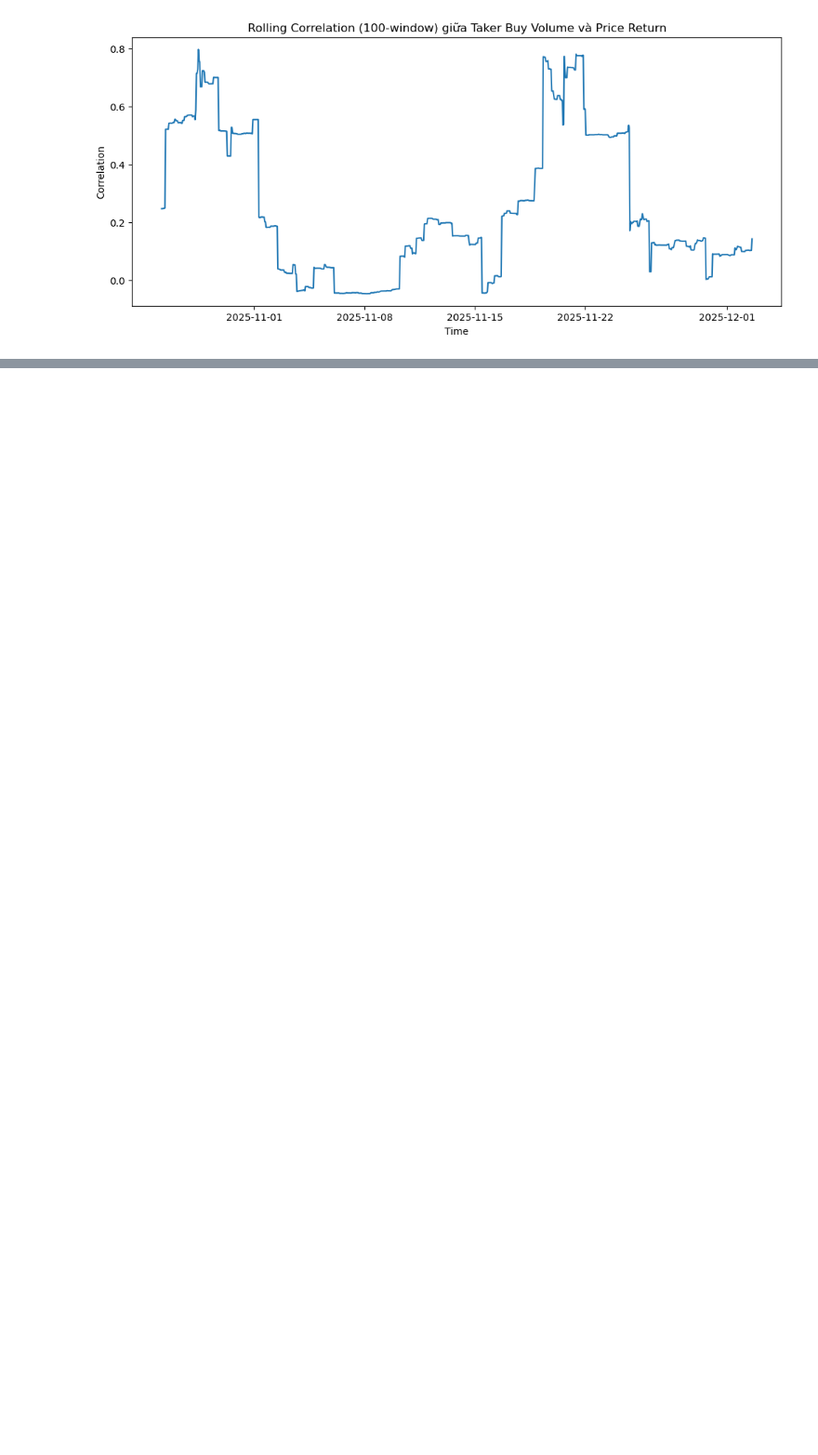
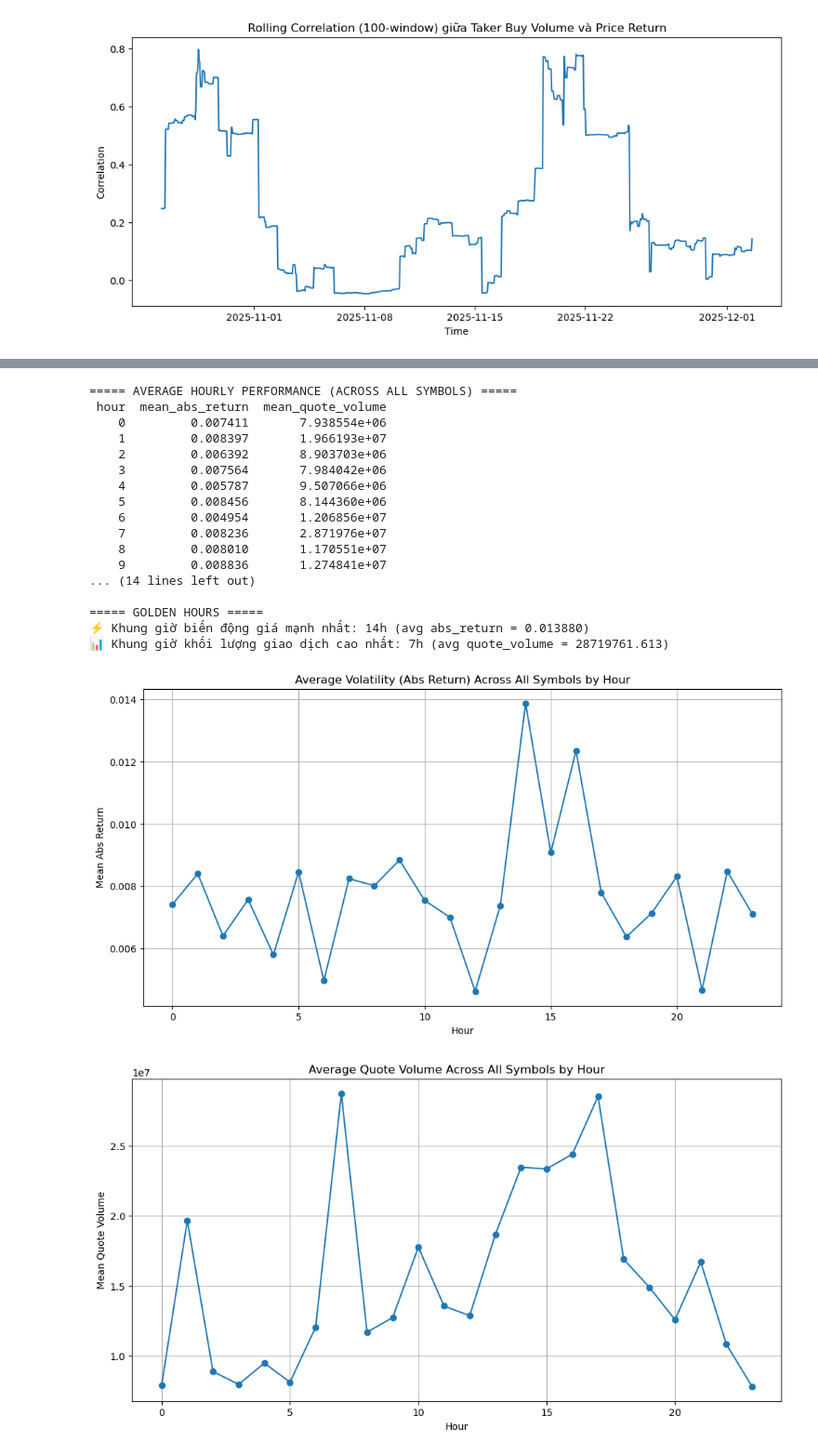
Before and after one commit to kimngoc280105/Binance, a Jupyter notebook: notebooks/q.ipynb, the cells around one changed output, grey strips where cells are left out. Shown at 93% size. Drawn from its saved outputs; the diff is of its cells as text; code cells hidden in the pictures; blank space fills up the shorter version.

```diff
--- a/notebooks/q.ipynb
+++ b/notebooks/q.ipynb
@@ -110,0 +114,72 @@ Correlation giữa Taker Buy Quote Volume và Price Return: 0.027022229435016313
+# %%
+
+# Normalize timestamp
+df["timestamp"] = pd.to_datetime(df["timestamp"])
+df["hour"] = df["timestamp"].dt.hour
+
+# Calculate return per candle
+df["return"] = (df["close"] - df["open"]) / df["open"]
+df["abs_return"] = df["return"].abs()
+
+# Step 1: Compute hourly stats per symbol
+symbol_hour = df.groupby(["symbol", "hour"]).agg(
+    avg_abs_return=("abs_return", "mean"),
+    avg_quote_volume=("quote_volume", "mean")
+).reset_index()
+
+# Step 2: Now average across all symbols for each hour
+hourly_avg = symbol_hour.groupby("hour").agg(
+    mean_abs_return=("avg_abs_return", "mean"),
+    mean_quote_volume=("avg_quote_volume", "mean")
+).reset_index()
+
+# Step 3: Print the full table
+print("===== AVERAGE HOURLY PERFORMANCE (ACROSS ALL SYMBOLS) =====")
+print(hourly_avg.to_string(index=False))
+
+# Step 4: Find golden hours
+max_ret_hour = hourly_avg.loc[hourly_avg["mean_abs_return"].idxmax()]
+max_vol_hour = hourly_avg.loc[hourly_avg["mean_quote_volume"].idxmax()]
+
+print("\n===== GOLDEN HOURS =====")
+print(f"⚡ Khung giờ biến động giá mạnh nhất: {int(max_ret_hour['hour'])}h "
+      f"(avg abs_return = {max_ret_hour['mean_abs_return']:.6f})")
+print(f"📊 Khung giờ khối lượng giao dịch cao nhất: {int(max_vol_hour['hour'])}h "
+      f"(avg quote_volume = {max_vol_hour['mean_quote_volume']:.3f})")
+
+# Step 5: Plot
+plt.figure(figsize=(12,6))
+plt.plot(hourly_avg["hour"], hourly_avg["mean_abs_return"], marker='o')
+plt.title("Average Volatility (Abs Return) Across All Symbols by Hour")
+plt.xlabel("Hour")
+plt.ylabel("Mean Abs Return")
+plt.grid(True)
+plt.show()
+
+plt.figure(figsize=(12,6))
+plt.plot(hourly_avg["hour"], hourly_avg["mean_quote_volume"], marker='o')
+plt.title("Average Quote Volume Across All Symbols by Hour")
+plt.xlabel("Hour")
+plt.ylabel("Mean Quote Volume")
+plt.grid(True)
+plt.show()
+# %% [output]
+===== AVERAGE HOURLY PERFORMANCE (ACROSS ALL SYMBOLS) =====
+ hour  mean_abs_return  mean_quote_volume
+    0         0.007411       7.938554e+06
+    1         0.008397       1.966193e+07
+    2         0.006392       8.903703e+06
+    3         0.007564       7.984042e+06
+    4         0.005787       9.507066e+06
+    5         0.008456       8.144360e+06
+    6         0.004954       1.206856e+07
+    7         0.008236       2.871976e+07
+    8         0.008010       1.170551e+07
+    9         0.008836       1.274841e+07
+... (14 lines left out)
+
+===== GOLDEN HOURS =====
+⚡ Khung giờ biến động giá mạnh nhất: 14h (avg abs_return = 0.013880)
+📊 Khung giờ khối lượng giao dịch cao nhất: 7h (avg quote_volume = 28719761.613)
+[figure, added]
+[figure, added]
```
Also changed, not shown: parts of 1 cell of this notebook.
